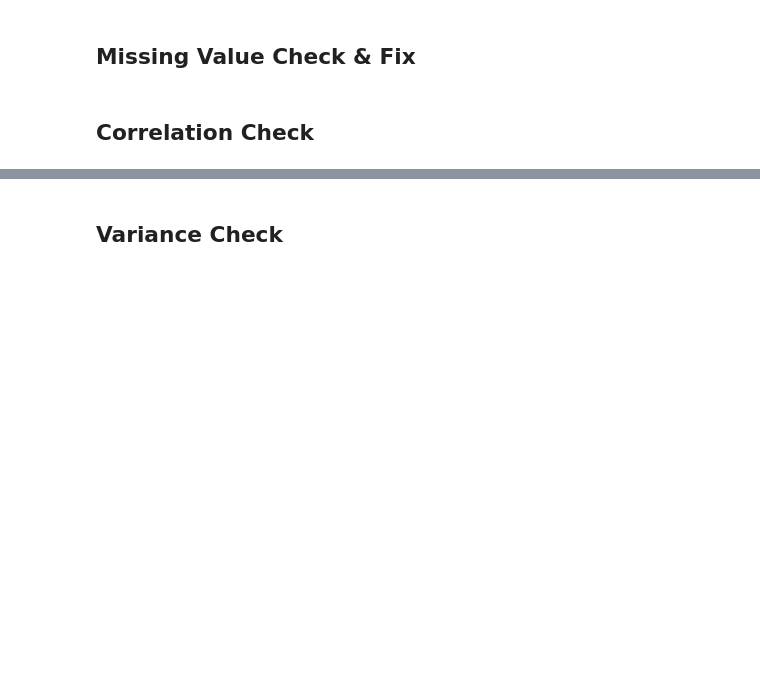
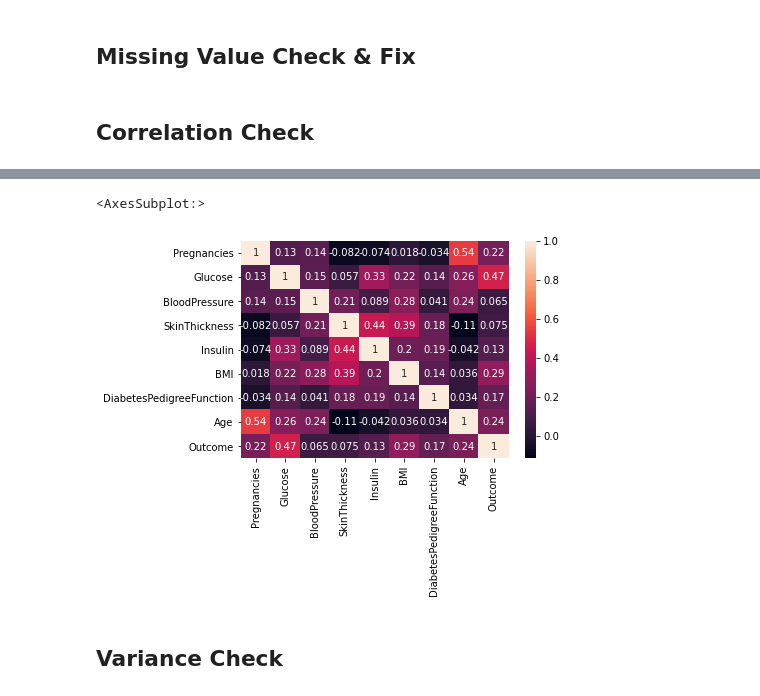
Before and after one commit to Google-Developer-Student-Club-CCOEW/AI-ML, a Jupyter notebook: code/Diabetes 0-1 Classification.ipynb, the cells around one changed output, grey strips where cells are left out. Cells and saved outputs as stored; diff of their text form; code cells hidden in the pictures; blank space fills up the shorter version.

Commit message:
Added correlation, variance check and visual exploration

```diff
--- a/code/Diabetes 0-1 Classification.ipynb
+++ b/code/Diabetes 0-1 Classification.ipynb
@@ -24,7 +24,8 @@ import seaborn as sns
 
 **For implementation change the path to your local directory where dataset is stored, but before uploading make sure you change it to the default path.**
 # %%
-file_path = '<localpath>/AI-ML/data/diabetes.csv'
+#file_path = '<localpath>/AI-ML/data/diabetes.csv'
+file_path = "C:/Users/santo/Desktop/AI-ML/data/diabetes.csv"
 data = pd.read_csv(file_path)
 y = data.Outcome
 # %% [markdown]
@@ -36,2 +62,8 @@ y = data.Outcome
+# %%
+corrmat=data.corr()
+sns.heatmap(corrmat, annot=True)
+# %% [output]
+<AxesSubplot:>
+[figure, added]
 # %% [markdown]
 ## Variance Check
```
Also changed, not shown: parts of 7 cells of this notebook.
